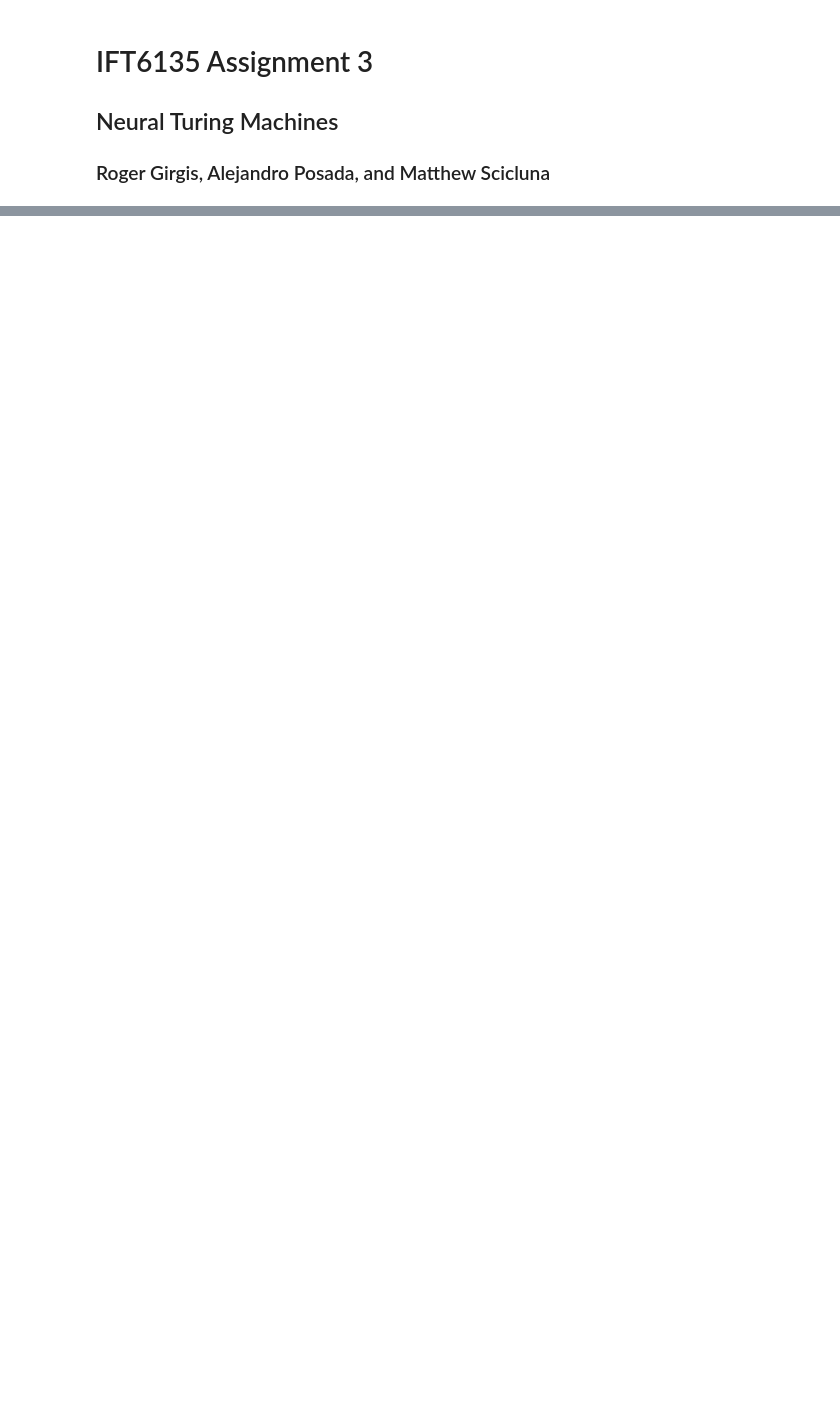
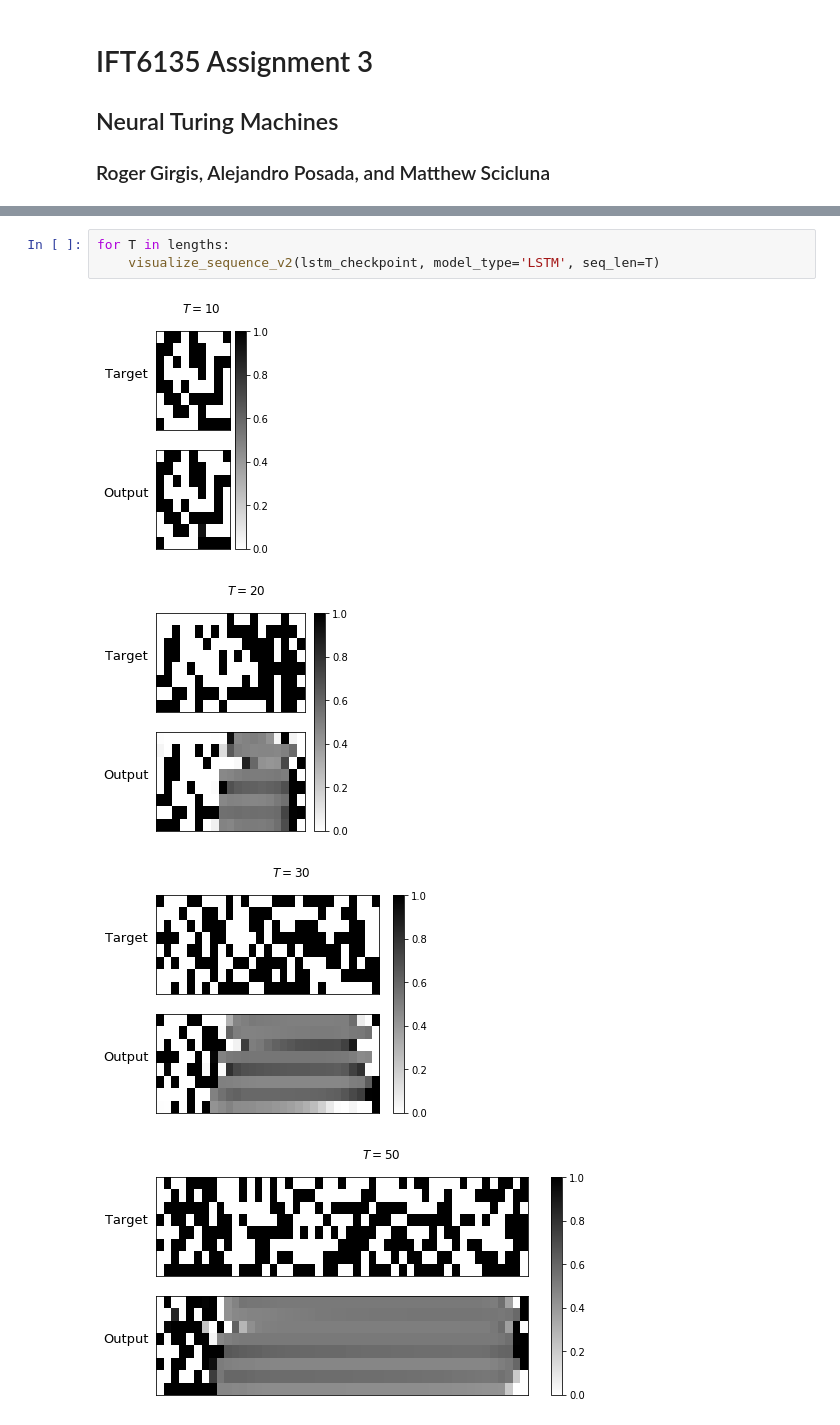
Before and after one commit to alejandroposada/IFT6135-A3, a Jupyter notebook: Assignment3.ipynb, the cells around one changed output, grey strips where cells are left out. Cells and saved outputs as stored; diff of their text form; blank space fills up the shorter version.

```diff
--- a/Assignment3.ipynb
+++ b/Assignment3.ipynb
@@ -58,0 +115,8 @@ visualize_sequence(checkpoint, 'LSTM', seq_len=15)
+# %%
+for T in lengths:
+    visualize_sequence_v2(lstm_checkpoint, model_type='LSTM', seq_len=T)
+# %% [output]
+[figure, added]
+[figure, added]
+[figure, added]
+[figure, added]
```
Also changed, not shown: parts of 27 cells of this notebook.
